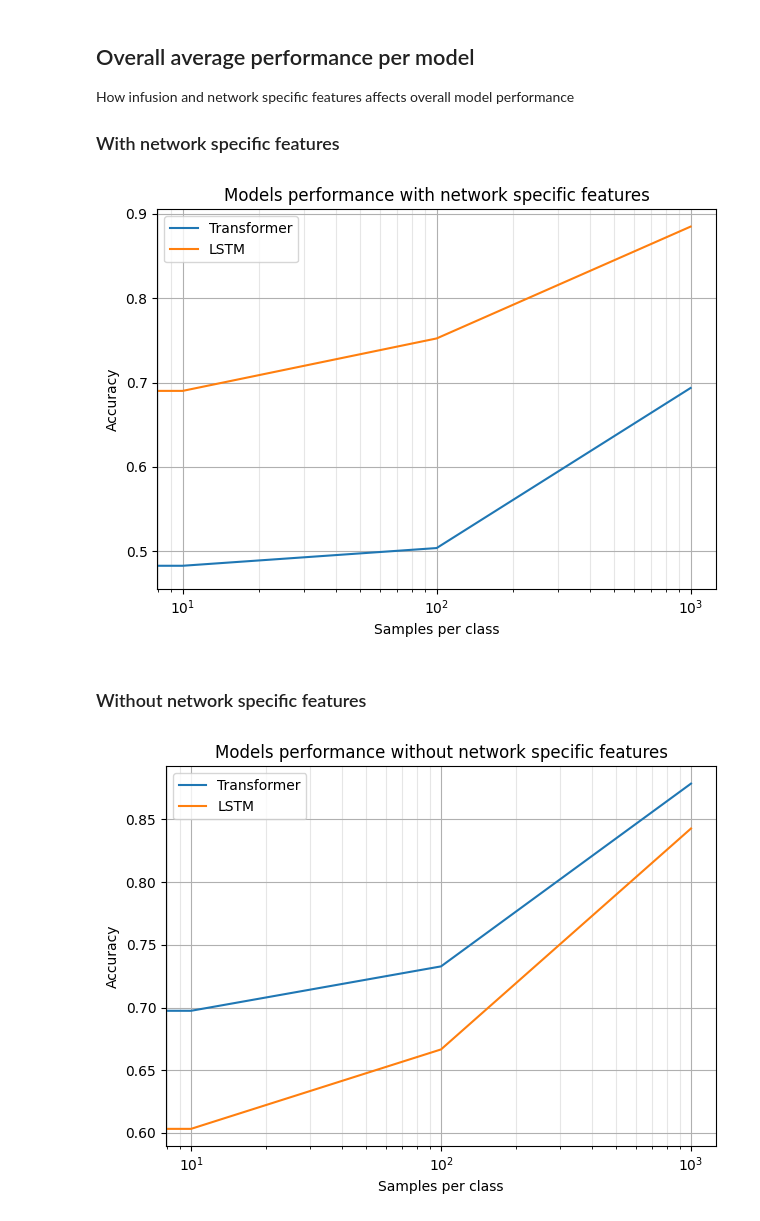
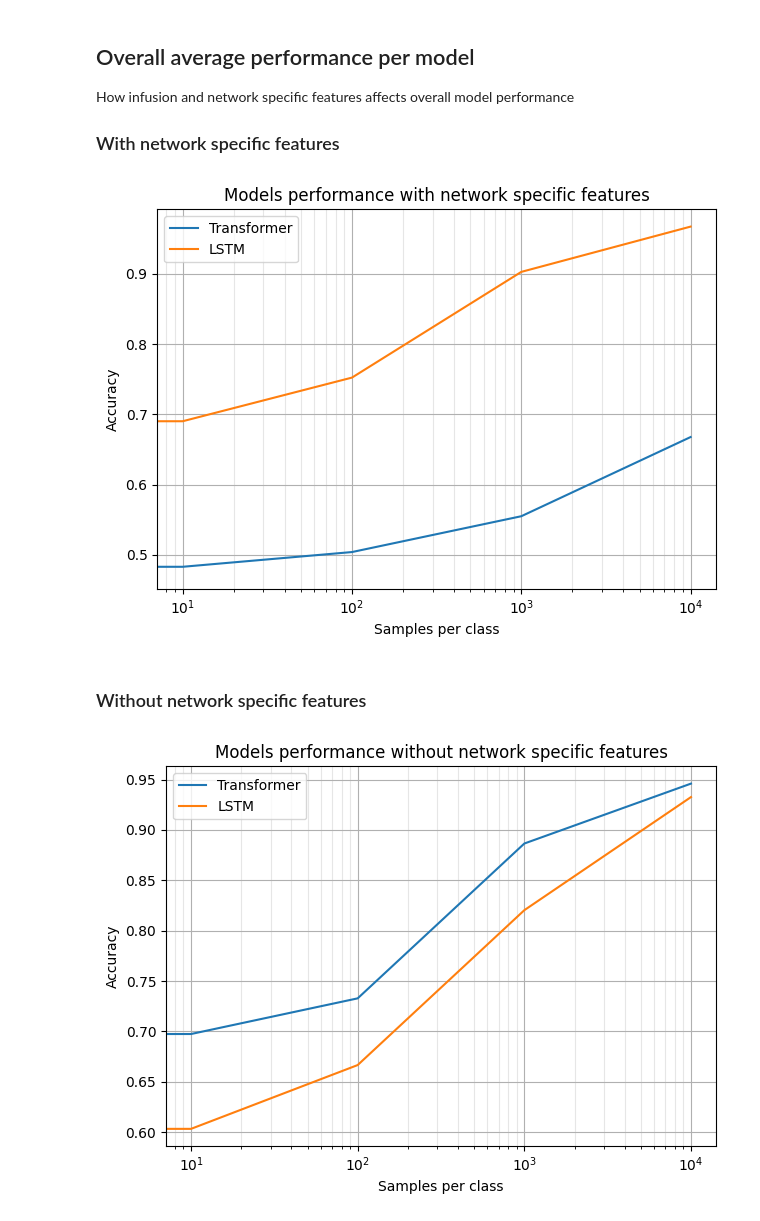
Before and after one commit to thetonk/master-thesis, a Jupyter notebook: notebooks/experiments-results-transfer-learning.ipynb, the cells around one changed output. Drawn from its saved outputs; the diff is of its cells as text; code cells hidden in the pictures.

Commit message:
add histograms for statistical importance, upload results for 10k samples per class few-shot tests

```diff
--- a/notebooks/experiments-results-transfer-learning.ipynb
+++ b/notebooks/experiments-results-transfer-learning.ipynb
@@ -316,15 +371,17 @@ How infusion and network specific features affects overall model performance
 transformer_0_csv = "../tests/results/reports/transformer/zero_shot/with_network_specific_features/30_epochs_early_stop/binary_metrics/results_transformer_TL_zero_shot.csv"
 transformer_10_csv = "../tests/results/reports/transformer/few_shot/10_samples/with_network_specific_features/30_epochs_early_stop/binary_metrics/results_transformer_TL_few_shot.csv"
 transformer_100_csv = "../tests/results/reports/transformer/few_shot/100_samples/with_network_specific_features/30_epochs_early_stop/binary_metrics/results_transformer_TL_few_shot.csv"
-transformer_1000_csv = "../tests/results/reports/transformer/few_shot/1000_samples/with_network_specific_features/30_epochs_early_stop/results_transformer_TL_few_shot.csv"
+transformer_1000_csv = "../tests/results/reports/transformer/few_shot/1000_samples/with_network_specific_features/30_epochs_early_stop/binary_metrics/results_transformer_TL_few_shot.csv"
+transformer_10000_csv = "../tests/results/reports/transformer/few_shot/10000_samples/with_network_specific_features/30_epochs_early_stop/binary_metrics/results_transformer_TL_few_shot.csv"
 
 lstm_0_csv = "../tests/results/reports/lstm/zero_shot/with_network_specific_features/5_epochs_early_stop/binary_metrics/results_lstm_TL_zero_shot.csv"
 lstm_10_csv = "../tests/results/reports/lstm/few_shot/10_samples/with_network_specific_features/5_epochs_early_stop/binary_metrics/results_lstm_TL_few_shot.csv"
 lstm_100_csv = "../tests/results/reports/lstm/few_shot/100_samples/with_network_specific_features/5_epochs_early_stop/binary_metrics/results_lstm_TL_few_shot.csv"
-lstm_1000_csv = "../tests/results/reports/lstm/few_shot/1000_samples/with_network_specific_features/5_epochs_early_stop/results_lstm_TL_few_shot.csv"
+lstm_1000_csv = "../tests/results/reports/lstm/few_shot/1000_samples/with_network_specific_features/5_epochs_early_stop/binary_metrics/results_lstm_TL_few_shot.csv"
+lstm_10000_csv = "../tests/results/reports/lstm/few_shot/10000_samples/with_network_specific_features/5_epochs_early_stop/binary_metrics/results_lstm_TL_few_shot.csv"
 
-transformer_csvs = [transformer_0_csv, transformer_10_csv, transformer_100_csv, transformer_1000_csv]
-lstm_csvs = [lstm_0_csv, lstm_10_csv, lstm_100_csv, lstm_1000_csv]
+transformer_csvs = [transformer_0_csv, transformer_10_csv, transformer_100_csv, transformer_1000_csv, transformer_10000_csv]
+lstm_csvs = [lstm_0_csv, lstm_10_csv, lstm_100_csv, lstm_1000_csv, lstm_10000_csv]
 transformer_avg_accuracies = []
 lstm_avg_accuracies = []
 
@@ -333,8 +390,8 @@ for i in range(len(transformer_csvs)):
     transformer_avg_accuracies.append(accuracy_per_model["Transformer"].mean())
     lstm_avg_accuracies.append(accuracy_per_model["LSTM"].mean())
 
-plt.plot([0, 10, 100, 1000], transformer_avg_accuracies, label="Transformer")
-plt.plot([0, 10, 100, 1000], lstm_avg_accuracies, label="LSTM")
+plt.plot([0, 10, 100, 1000, 10000], transformer_avg_accuracies, label="Transformer")
+plt.plot([0, 10, 100, 1000, 10000], lstm_avg_accuracies, label="LSTM")
 plt.semilogx()
 plt.legend()
 plt.grid()
@@ -345,40 +402,42 @@ plt.ylabel("Accuracy")
 plt.tight_layout(h_pad=3)
 plt.savefig("model_performance_overall.pdf")
 # %% [output]
-[figure, old version]
+[figure, new version]
 # %% [markdown]
 ### Without network specific features
 # %%
 transformer_0_csv = "../tests/results/reports/transformer/zero_shot/without_network_specific_features_improved/30_epochs_early_stop/binary_metrics/results_transformer_TL_removed_zero_shot.csv"
 transformer_10_csv = "../tests/results/reports/transformer/few_shot/10_samples/without_network_specific_features_improved/30_epochs_early_stop/binary_metrics/results_transformer_TL_removed_few_shot.csv"
 transformer_100_csv = "../tests/results/reports/transformer/few_shot/100_samples/without_network_specific_features_improved/30_epochs_early_stop/binary_metrics/results_transformer_TL_removed_few_shot.csv"
-transformer_1000_csv = "../tests/results/reports/transformer/few_shot/1000_samples/without_network_specific_features_improved/30_epochs_early_stop/results_transformer_TL_removed_few_shot.csv"
+transformer_1000_csv = "../tests/results/reports/transformer/few_shot/1000_samples/without_network_specific_features_improved/30_epochs_early_stop/binary_metrics/results_transformer_TL_removed_few_shot.csv"
+transformer_10000_csv = "../tests/results/reports/transformer/few_shot/10000_samples/without_network_specific_features_improved/30_epochs_early_stop/binary_metrics/results_transformer_TL_removed_few_shot.csv"
 
 lstm_0_csv = "../tests/results/reports/lstm/zero_shot/without_network_specific_features_improved/5_epochs_early_stop/binary_metrics/results_lstm_TL_removed_zero_shot.csv"
 lstm_10_csv = "../tests/results/reports/lstm/few_shot/10_samples/without_network_specific_features_improved/5_epochs_early_stop/binary_metrics/results_lstm_TL_removed_few_shot.csv"
 lstm_100_csv = "../tests/results/reports/lstm/few_shot/100_samples/without_network_specific_features_improved/5_epochs_early_stop/binary_metrics/results_lstm_TL_removed_few_shot.csv"
-lstm_1000_csv = "../tests/results/reports/lstm/few_shot/1000_samples/without_network_specific_features_improved/5_epochs_early_stop/results_lstm_TL_removed_few_shot.csv"
+lstm_1000_csv = "../tests/results/reports/lstm/few_shot/1000_samples/without_network_specific_features_improved/5_epochs_early_stop/binary_metrics/results_lstm_TL_removed_few_shot.csv"
+lstm_10000_csv = "../tests/results/reports/lstm/few_shot/10000_samples/without_network_specific_features_improved/5_epochs_early_stop/binary_metrics/results_lstm_TL_removed_few_shot.csv"
 
-transformer_csvs = [transformer_0_csv, transformer_10_csv, transformer_100_csv, transformer_1000_csv]
-lstm_csvs = [lstm_0_csv, lstm_10_csv, lstm_100_csv, lstm_1000_csv]
+transformer_csvs = [transformer_0_csv, transformer_10_csv, transformer_100_csv, transformer_1000_csv, transformer_10000_csv]
+lstm_csvs = [lstm_0_csv, lstm_10_csv, lstm_100_csv, lstm_1000_csv, lstm_10000_csv]
 transformer_avg_accuracies = []
 lstm_avg_accuracies = []
 
 for i in range(len(transformer_csvs)):
     accuracy_per_model = get_binary_models_performance(transformer_csvs[i], lstm_csvs[i]).T
     transformer_avg_accuracies.append(accuracy_per_model["Transformer"].mean())
     lstm_avg_accuracies.append(accuracy_per_model["LSTM"].mean())
 
-plt.plot([0, 10, 100, 1000], transformer_avg_accuracies, label="Transformer")
-plt.plot([0, 10, 100, 1000], lstm_avg_accuracies, label="LSTM")
+plt.plot([0, 10, 100, 1000, 10000], transformer_avg_accuracies, label="Transformer")
+plt.plot([0, 10, 100, 1000, 10000], lstm_avg_accuracies, label="LSTM")
 plt.semilogx()
 plt.legend()
 plt.grid()
 plt.grid(which='minor', color="0.9")
 plt.title("Models performance without network specific features")
 plt.xlabel("Samples per class")
 plt.ylabel("Accuracy")
 plt.tight_layout(h_pad=3)
 plt.savefig("model_performance_overall_removed.pdf")
 # %% [output]
-[figure, old version]
+[figure, new version]
```
Also changed, not shown: parts of 5 cells of this notebook, 26 other files.
